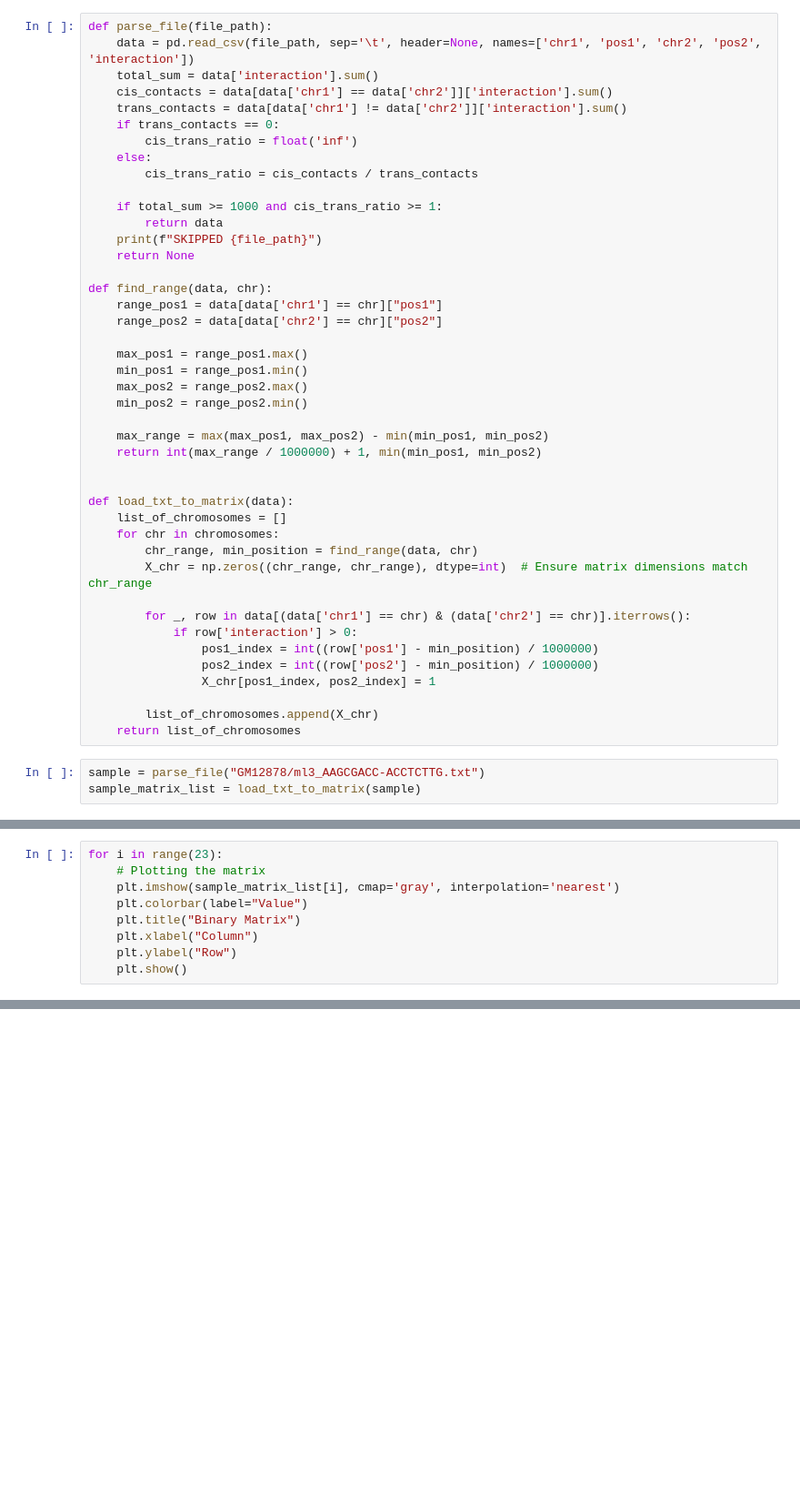
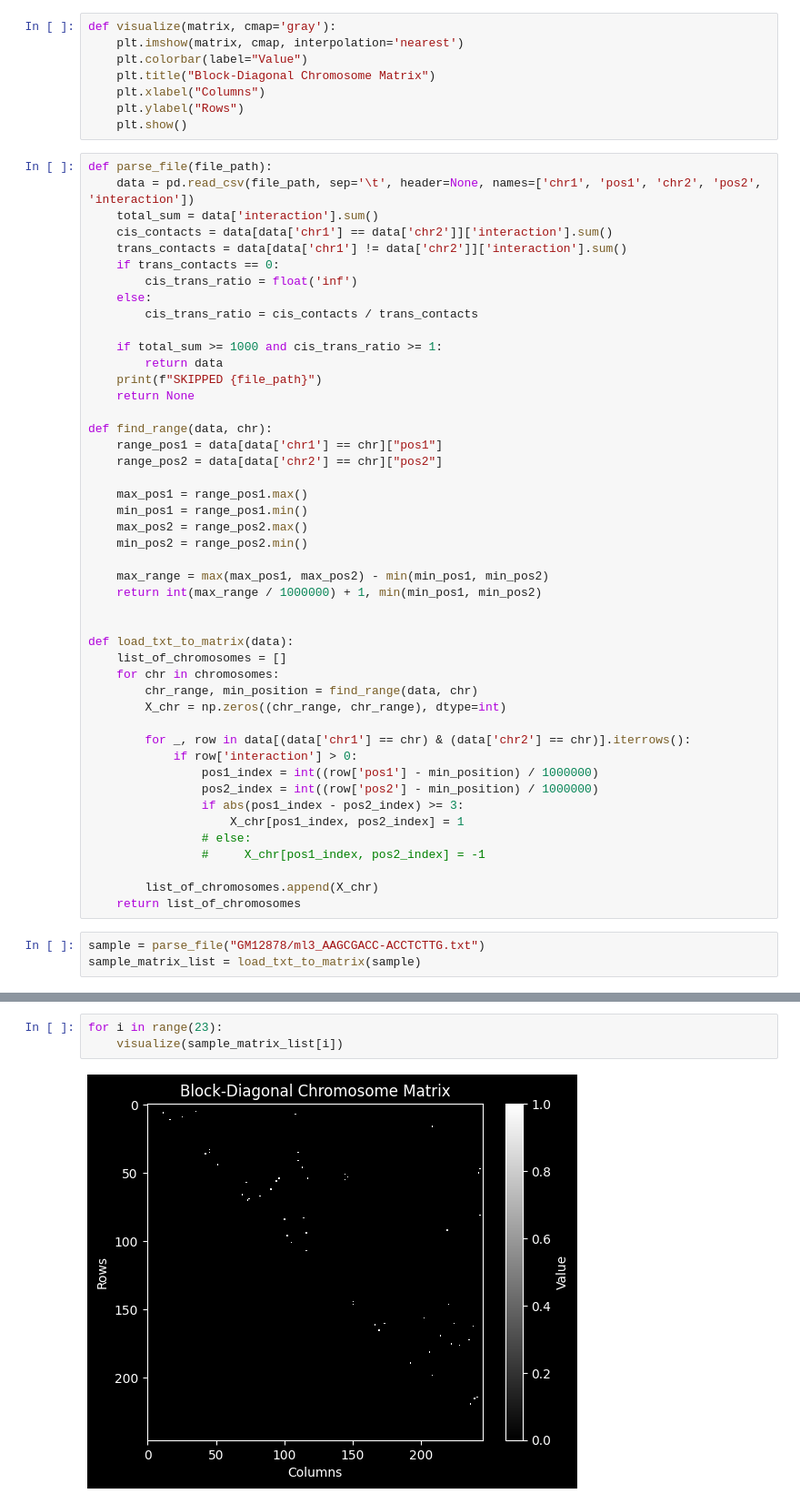
Before and after one commit to HaochongYANG/dna_heterogeneity, a Jupyter notebook: research_data.ipynb, the cells around one changed output, grey strips where cells are left out. Shown at 91% size. Saved outputs shown, nothing was run; the diff lists cells and outputs as text; blank space fills up the shorter version.

```diff
--- a/research_data.ipynb
+++ b/research_data.ipynb
@@ -9,6 +17,14 @@ from tqdm import tqdm
 chromosomes = ['chr1', 'chr2', 'chr3', 'chr4', 'chr5', 'chr6', 'chr7', 'chr8', 'chr9', 'chr10',
                'chr11', 'chr12', 'chr13', 'chr14', 'chr15', 'chr16', 'chr17', 'chr18', 'chr19',
                'chr20', 'chr21', 'chr22', 'chrX']
+# %%
+def visualize(matrix, cmap='gray'):
+    plt.imshow(matrix, cmap, interpolation='nearest')
+    plt.colorbar(label="Value")
+    plt.title("Block-Diagonal Chromosome Matrix")
+    plt.xlabel("Columns")
+    plt.ylabel("Rows")
+    plt.show()
 # %%
 def parse_file(file_path):
     data = pd.read_csv(file_path, sep='\t', header=None, names=['chr1', 'pos1', 'chr2', 'pos2', 'interaction'])
@@ -42,13 +58,16 @@ def load_txt_to_matrix(data):
     list_of_chromosomes = []
     for chr in chromosomes:
         chr_range, min_position = find_range(data, chr)
-        X_chr = np.zeros((chr_range, chr_range), dtype=int)  # Ensure matrix dimensions match chr_range
+        X_chr = np.zeros((chr_range, chr_range), dtype=int)
 
         for _, row in data[(data['chr1'] == chr) & (data['chr2'] == chr)].iterrows():
             if row['interaction'] > 0:
                 pos1_index = int((row['pos1'] - min_position) / 1000000)
                 pos2_index = int((row['pos2'] - min_position) / 1000000)
-                X_chr[pos1_index, pos2_index] = 1
+                if abs(pos1_index - pos2_index) >= 3:
+                    X_chr[pos1_index, pos2_index] = 1
+                # else:
+                #     X_chr[pos1_index, pos2_index] = -1
 
         list_of_chromosomes.append(X_chr)
     return list_of_chromosomes
@@ -79,9 +81,0 @@ for i in range(23):
-# %%
-for i in range(23):
-    # Plotting the matrix
-    plt.imshow(sample_matrix_list[i], cmap='gray', interpolation='nearest')
-    plt.colorbar(label="Value")
-    plt.title("Binary Matrix")
-    plt.xlabel("Column")
-    plt.ylabel("Row")
-    plt.show()
@@ -101,0 +82,5 @@ for i in range(23):
+# %%
+for i in range(23):
+    visualize(sample_matrix_list[i])
+# %% [output]
+[figure, added]
```
Also changed, not shown: parts of 22 cells of this notebook, 2 other files.
